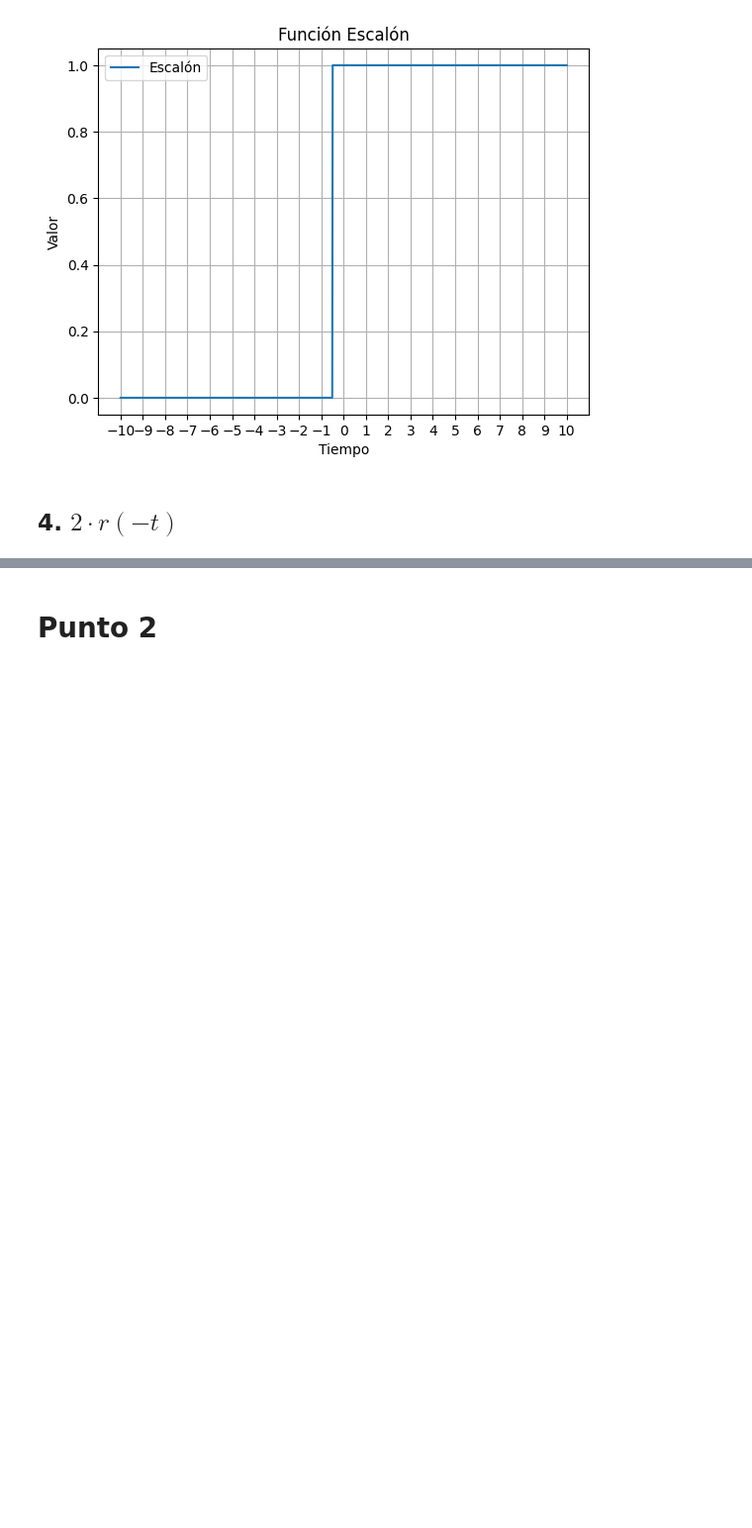
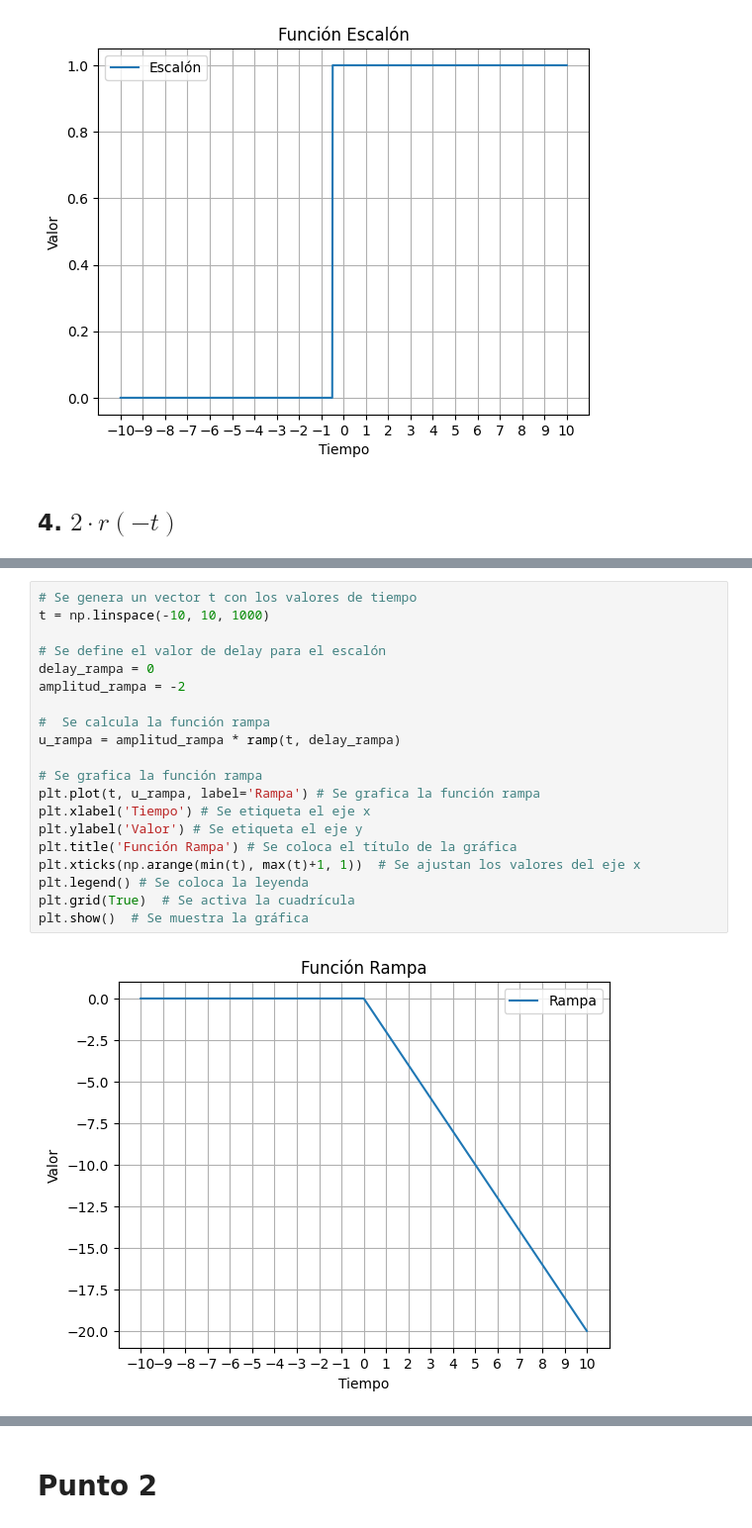
Before and after one commit to fg-edu-tep/Senales-Lab, a Jupyter notebook: lab2/Laboratorio_2_2025_1.ipynb, the cells around one changed output, grey strips where cells are left out. Shown at 99% size. Cells and saved outputs as stored; diff of their text form; blank space fills up the shorter version.

```diff
--- a/lab2/Laboratorio_2_2025_1.ipynb
+++ b/lab2/Laboratorio_2_2025_1.ipynb
@@ -219,0 +219,22 @@ plt.show()  # Se muestra la gráfica
+# %%
+# Se genera un vector t con los valores de tiempo
+t = np.linspace(-10, 10, 1000)
+
+# Se define el valor de delay para el escalón
+delay_rampa = 0
+amplitud_rampa = -2
+
+#  Se calcula la función rampa
+u_rampa = amplitud_rampa * ramp(t, delay_rampa)
+
+# Se grafica la función rampa
+plt.plot(t, u_rampa, label='Rampa') # Se grafica la función rampa
+plt.xlabel('Tiempo') # Se etiqueta el eje x
+plt.ylabel('Valor') # Se etiqueta el eje y
+plt.title('Función Rampa') # Se coloca el título de la gráfica
+plt.xticks(np.arange(min(t), max(t)+1, 1))  # Se ajustan los valores del eje x
+plt.legend() # Se coloca la leyenda
+plt.grid(True)  # Se activa la cuadrícula
+plt.show()  # Se muestra la gráfica
+# %% [output]
+[figure, added]
```
Also changed, not shown: parts of 9 cells of this notebook.
